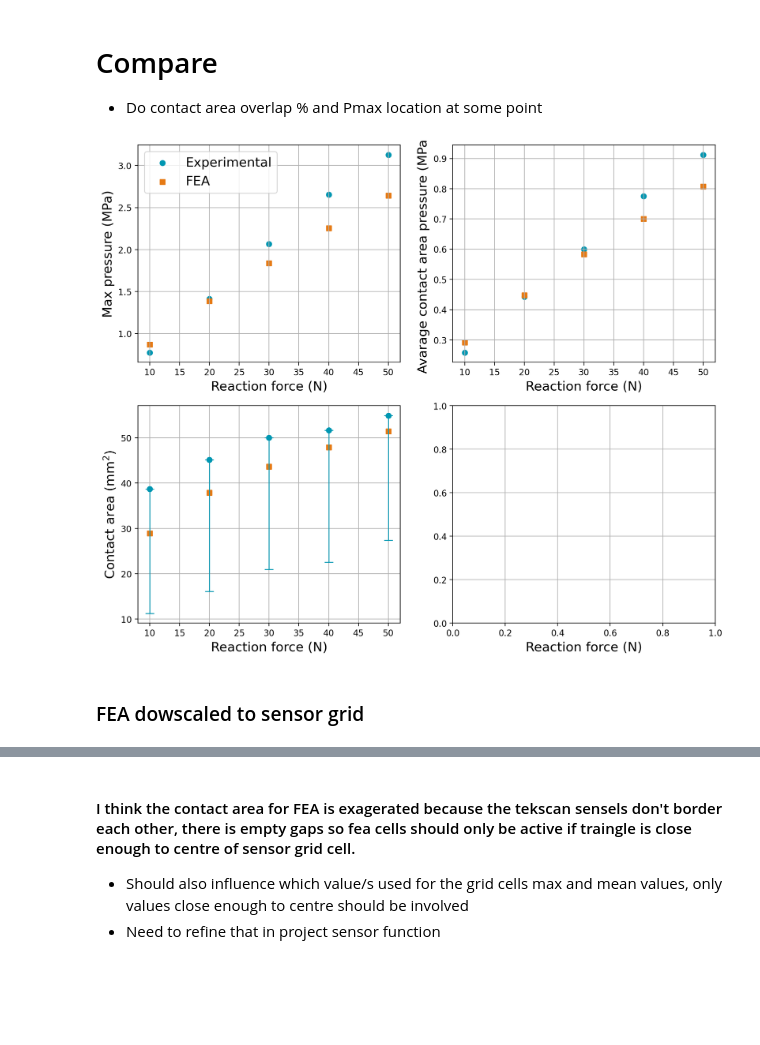
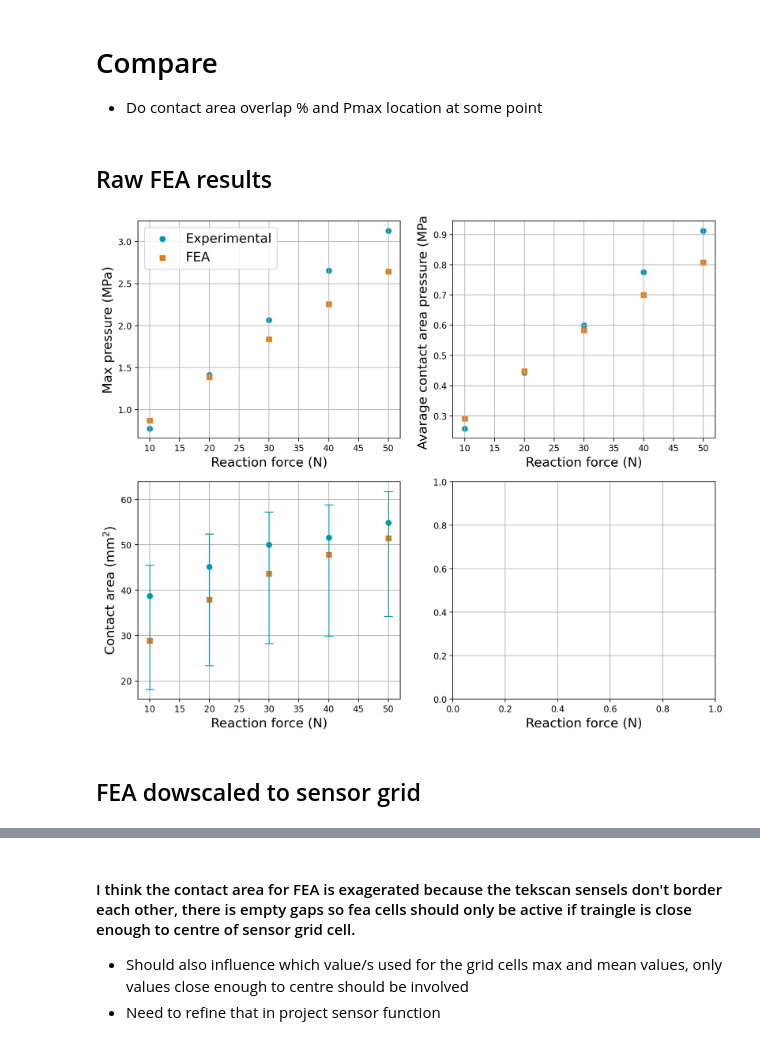
Before and after one commit to MattyOram/phd, a Jupyter notebook: WorkPackages/TMCJ-Contact/notebooks/feaAnalysis/accuracyCheck/14548Rneutral/14548Rneutral.ipynb, the cells around one changed output, grey strips where cells are left out. Saved outputs shown, nothing was run; the diff lists cells and outputs as text; code cells hidden in the pictures; blank space fills up the shorter version.

```diff
--- a/WorkPackages/TMCJ-Contact/notebooks/feaAnalysis/accuracyCheck/14548Rneutral/14548Rneutral.ipynb
+++ b/WorkPackages/TMCJ-Contact/notebooks/feaAnalysis/accuracyCheck/14548Rneutral/14548Rneutral.ipynb
@@ -98,15 +98,19 @@ for inp_file in inp_files:
         #Summary data
         mesh.field_data['P_max'] = mesh['CPRESS'].max()
         mesh.field_data['P_avg'] = np.mean(mesh['CPRESS'][mesh['CPRESS']>0])
-        mesh.field_data['loc_Pmax'] = mesh.points[np.argmax(mesh['CPRESS'])]
+        mesh.field_data['loc_Pmax'] = np.array(mesh.points[np.argmax(mesh['CPRESS'])])
 
     fea_data[F] = meshes
 # %% [markdown]
 # Compare
  - Do contact area overlap % and Pmax location at some point
+# %% [markdown]
+## Raw FEA results
 # %%
 def find_boundary_cells(a):
-    """Returns max of non-zero cells in an array that broder a zero"""
+    """
+    input: NxM array of cells
+    Returns: NxM (1, 0) array of non-zero cells that border a zero"""
     a = np.asarray(a)
     m = a > 0
     out = np.zeros(a.shape, dtype=bool)
@@ -119,15 +123,23 @@ def find_boundary_cells(a):
     return out
 
 def compute_img_metrics(img, sensel_area=1.6129):
+
     CA = len(img[img>0]) * sensel_area
-    CA_e = find_boundary_cells(img).sum() * sensel_area # lower bound error bar for CA
+    # CA error - between 25% and 125% of the area of the boundary cells
+    # - plenty of cases that could exceed these limits but still reasonable limits I think...
+    # - Given the nature of the contacting surfaces, it would be impossible for every boundary cell to be an edge case
+    # - so error bars based on those would give unreasonably wide range
+    CA_e_low = find_boundary_cells(img).sum() * sensel_area * 0.75 # lower bound error bar for CA
+    CA_e_high = find_boundary_cells(img).sum() * sensel_area * 0.25 # upper bound error bar for CA
+
     P_max = img.max()
     P_avg = img[img>0].mean()
     loc_Pmax = np.array(np.where(img==img.max())).ravel() # idx - (i, j)
 
     return {
         'CA': CA,
-        'CA_e': CA_e,
+        'CA_e_low': CA_e_low,
+        'CA_e_high': CA_e_high,
         'P_max': P_max,
         'P_avg': P_avg,
         'loc_Pmax': loc_Pmax
@@ -158,37 +170,37 @@ markers = {
     "tek": "o",      # circle
     "fea": "s",    # square
 }
 
 
 Fs = sorted(tek_data.keys())
 for F in Fs:
     tek_mets = compute_img_metrics(tek_data[F])
     mesh = fea_data[F]['tpm']
 
     label_tek = 'Experimental' if F==10 else None
     label_fea = 'FEA' if F==10 else None
     ax[0].scatter(F, tek_mets['P_max'], c=colors['tek'], marker=markers['tek'], label=label_tek)
     ax[0].scatter(F, mesh.field_data['P_max'], c=colors['fea'], marker=markers['fea'], label=label_fea)
 
     ax[1].scatter(F, tek_mets['P_avg'], c=colors['tek'], marker=markers['tek'])
     ax[1].scatter(F, mesh.field_data['P_avg'], c=colors['fea'], marker=markers['fea'])
 
-    ax[2].errorbar(F, tek_mets['CA'], yerr=[[tek_mets['CA_e']], [0]] , c=colors['tek'], marker=markers['tek'], capsize=5, elinewidth=1)
+    ax[2].errorbar(F, tek_mets['CA'], yerr=[[tek_mets['CA_e_low']], [tek_mets['CA_e_high']]] , c=colors['tek'], marker=markers['tek'], capsize=5, elinewidth=1)
     ax[2].scatter(F, mesh.field_data['CA'], c=colors['fea'], marker=markers['fea'])
 
 
 ax[0].set_ylabel('Max pressure (MPa)', fontsize=fs)
 ax[1].set_ylabel('Avarage contact area pressure (MPa)', fontsize=fs)
 ax[2].set_ylabel('Contact area (mm$^2$)', fontsize=fs)
 for ax_i in ax:
     ax_i.set_xlabel('Reaction force (N)', fontsize=fs)
     ax_i.grid()
 ax[0].legend(fontsize=fs)
 plt.show()
 # %% [output]
-[figure, old version]
+[figure, new version]
 # %% [markdown]
-### FEA dowscaled to sensor grid
+## FEA dowscaled to sensor grid
 # %%
 Fs = sorted(fea_data.keys())
 
```
Also changed, not shown: parts of 18 cells of this notebook, 6 other files.
